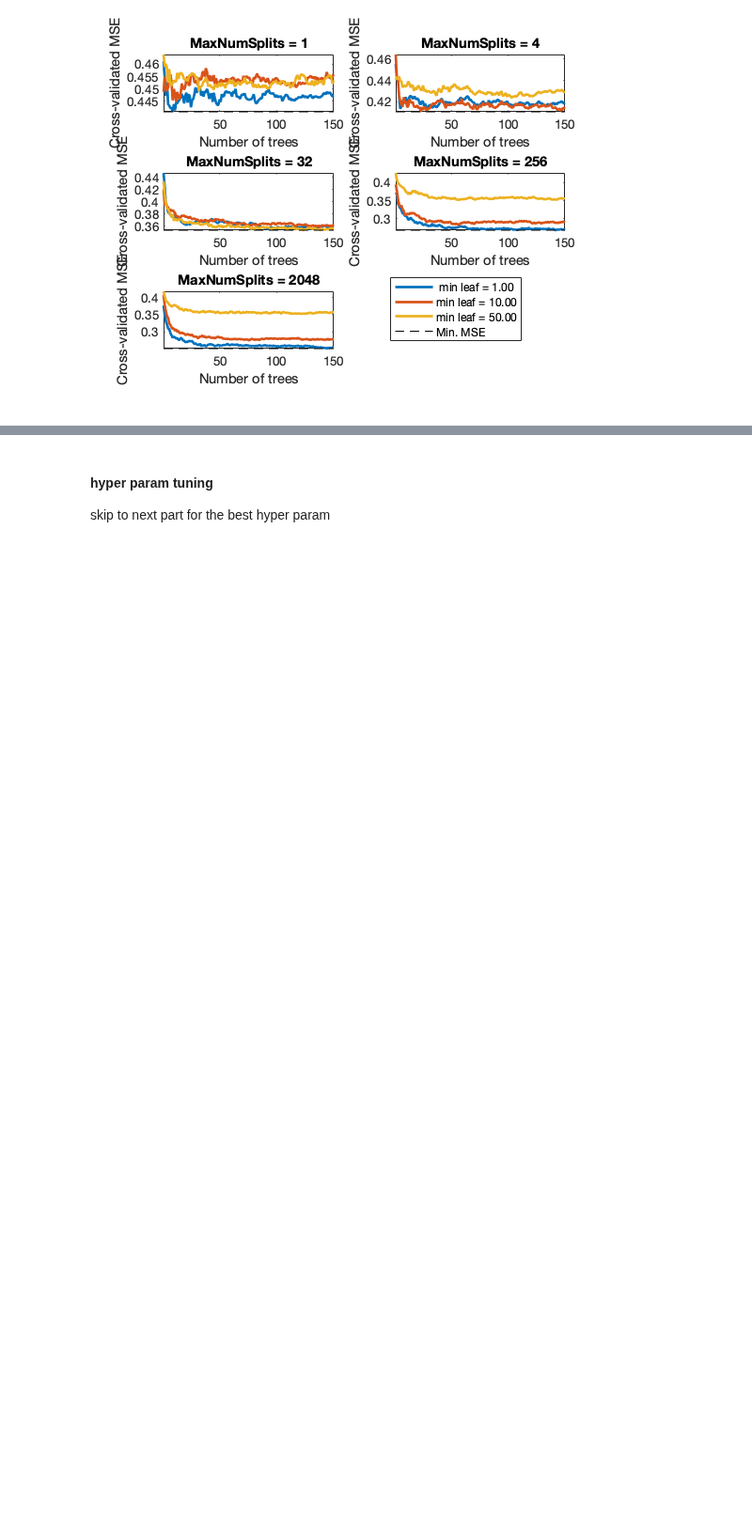
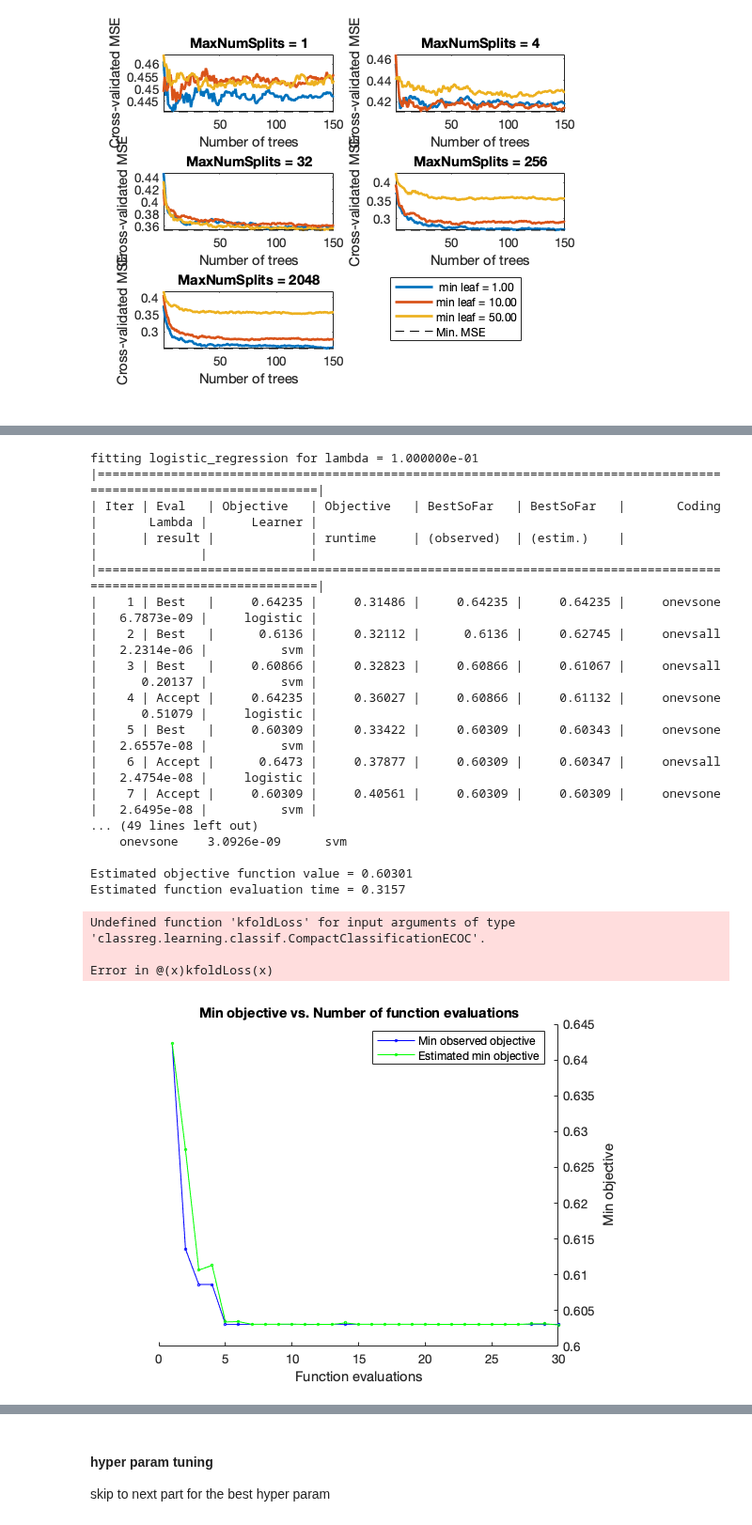
Before and after one commit to ubcspin/EEGTouch, a Jupyter notebook: matlab/classification/event_fsr_to_feeltrace.ipynb, the cells around one changed output, grey strips where cells are left out. Shown at 94% size. Saved outputs shown, nothing was run; the diff lists cells and outputs as text; code cells hidden in the pictures; blank space fills up the shorter version.

```diff
--- a/matlab/classification/event_fsr_to_feeltrace.ipynb
+++ b/matlab/classification/event_fsr_to_feeltrace.ipynb
@@ -503,0 +477,58 @@ ans =
+# %%
+X = data{:, 1:10};
+y = data{:, 17};
+categorical_predictors = [];
+lambdas = [0.1];
+
+
+X(isnan(X)) = 0;
+for i = 1:numel(categorical_predictors)
+    X = [X dummyvar(X(:, categorical_predictors(i)))];
+end
+X(:, categorical_predictors) = [];
+
+Mdl = cell(numel(lambdas), 1);
+for j = 1:numel(lambdas);
+    fprintf('fitting logistic_regression for lambda = %d \n', lambdas(j))
+%     t = templateLinear('Learner', 'logistic', 'Regularization', 'lasso', 'Lambda', lambdas(j));
+%     t = templateSVM('Standardize',true,'KernelFunction','gaussian');
+%     Mdl{j} = fitcecoc(X, y, 'Learners', t, 'KFold', 5);
+    Mdl{j} = fitcecoc(X, y, 'Learners', 'linear', 'OptimizeHyperparameters','auto');
+end;
+
+kflAll = @(x)kfoldLoss(x);
+errorCell = cellfun(kflAll,Mdl,'Uniform',false);
+err = cell2mat(errorCell);
+
+[minErr,minErrIdxLin] = min(err(:));
+params = struct('lambda', lambdas(minErrIdxLin))
+
+best = Mdl(minErrIdxLin);
+best = best{1};
+ypred = kfoldPredict(best);
+[C, order] = confusionmat(best.Y,ypred);
+h = heatmap(int8(order), int8(order), C/sum(sum(C)));
+caxis([0, 0.6])
+h.Title = sprintf('Overall accuracy %0.2f', trace(C/sum(sum(C))));
+# %% [output]
+fitting logistic_regression for lambda = 1.000000e-01
+|====================================================================================================================|
+| Iter | Eval   | Objective   | Objective   | BestSoFar   | BestSoFar   |       Coding |       Lambda |      Learner |
+|      | result |             | runtime     | (observed)  | (estim.)    |              |              |              |
+|====================================================================================================================|
+|    1 | Best   |     0.64235 |     0.31486 |     0.64235 |     0.64235 |     onevsone |   6.7873e-09 |     logistic |
+|    2 | Best   |      0.6136 |     0.32112 |      0.6136 |     0.62745 |     onevsall |   2.2314e-06 |          svm |
+|    3 | Best   |     0.60866 |     0.32823 |     0.60866 |     0.61067 |     onevsall |      0.20137 |          svm |
+|    4 | Accept |     0.64235 |     0.36027 |     0.60866 |     0.61132 |     onevsone |      0.51079 |     logistic |
+|    5 | Best   |     0.60309 |     0.33422 |     0.60309 |     0.60343 |     onevsone |   2.6557e-08 |          svm |
+|    6 | Accept |      0.6473 |     0.37877 |     0.60309 |     0.60347 |     onevsall |   2.4754e-08 |     logistic |
+|    7 | Accept |     0.60309 |     0.40561 |     0.60309 |     0.60309 |     onevsone |   2.6495e-08 |          svm |
+... (49 lines left out)
+    onevsone    3.0926e-09      svm
+
+Estimated objective function value = 0.60301
+Estimated function evaluation time = 0.3157
+Undefined function 'kfoldLoss' for input arguments of type 'classreg.learning.classif.CompactClassificationECOC'.
+
+Error in @(x)kfoldLoss(x)
+[figure, added]
```
Also changed, not shown: parts of 65 cells of this notebook, 7 other files.
